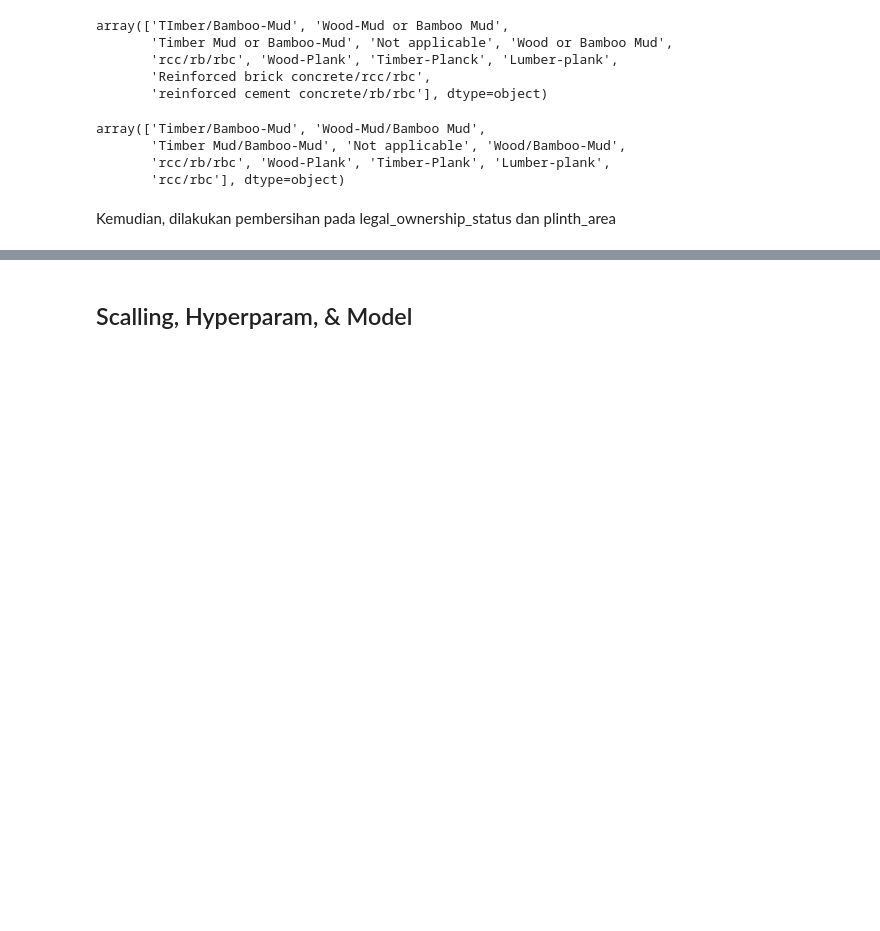
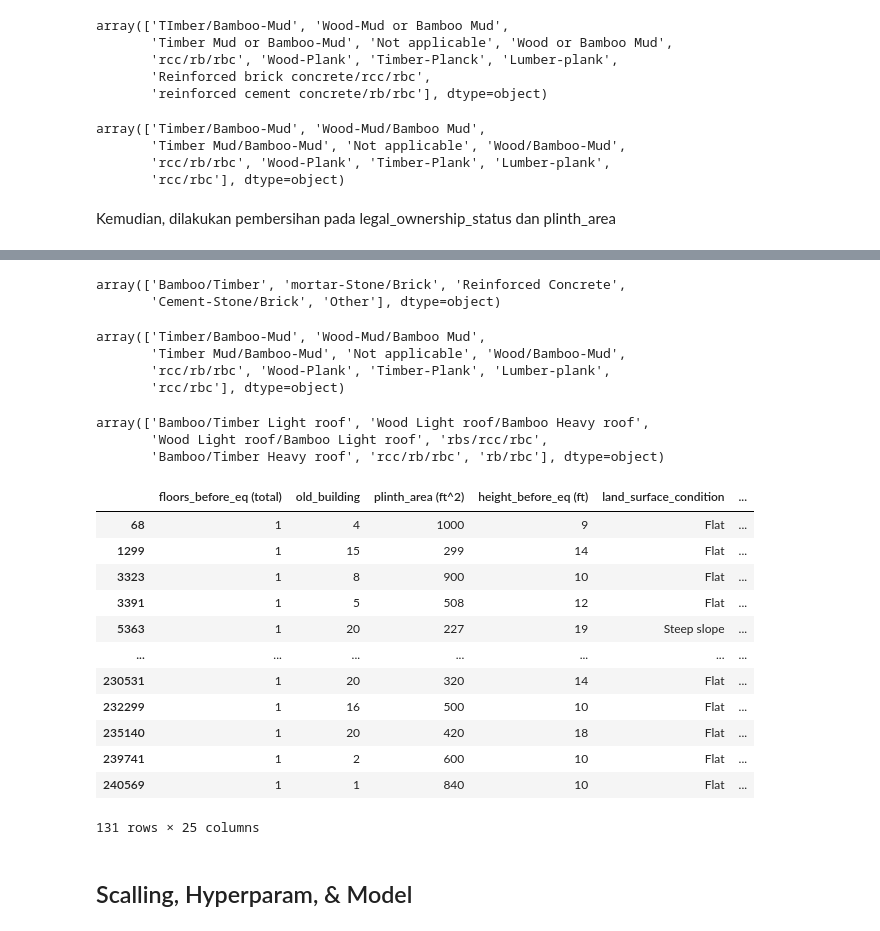
Before and after one commit to damahindra/Earthquake-Damage-Grade-Analysis-and-Prediction, a Jupyter notebook: Workspace-Rangga/ws_rang_part_2.ipynb, the cells around one changed output, grey strips where cells are left out. Drawn from its saved outputs; the diff is of its cells as text; code cells hidden in the pictures; blank space fills up the shorter version.

```diff
--- a/Workspace-Rangga/ws_rang_part_2.ipynb
+++ b/Workspace-Rangga/ws_rang_part_2.ipynb
@@ -550 +564,6 @@ test['no_family_residing'] = test['no_family_residing'].apply(lambda x: int(floa
+# %%
+df_dropped_na['type_of_foundation'].unique()
+# %% [output]
+array(['Bamboo/Timber', 'mortar-Stone/Brick', 'Reinforced Concrete',
+       'Cement-Stone/Brick', 'Other'], dtype=object)
 # %%
@@ -554,3 +572,32 @@ test['type_of_foundation'] = test['type_of_foundation'].apply(lambda x: 'mortar-
+# %%
+df_dropped_na['type_of_other_floor'].unique()
+# %% [output]
+array(['Timber/Bamboo-Mud', 'Wood-Mud/Bamboo Mud',
+       'Timber Mud/Bamboo-Mud', 'Not applicable', 'Wood/Bamboo-Mud',
+       'rcc/rb/rbc', 'Wood-Plank', 'Timber-Plank', 'Lumber-plank',
+       'rcc/rbc'], dtype=object)
+# %%
+df_dropped_na['type_of_roof'].unique() # analisis pisah2in bahan
+# %% [output]
+array(['Bamboo/Timber Light roof', 'Wood Light roof/Bamboo Heavy roof',
+       'Wood Light roof/Bamboo Light roof', 'rbs/rcc/rbc',
+       'Bamboo/Timber Heavy roof', 'rcc/rb/rbc', 'rb/rbc'], dtype=object)
+# %%
+test.loc[(test['floors_before_eq (total)'] == 1) & (test['type_of_other_floor'] != 'Not applicable')] # ganti jd not applicable
+# %% [output]
+|  | floors_before_eq (total) | old_building | plinth_area (ft^2) | height_before_eq (ft) | land_surface_condition | ... |
+| 68 | 1 | 4 | 1000 | 9 | Flat | ... |
+| 1299 | 1 | 15 | 299 | 14 | Flat | ... |
+| 3323 | 1 | 8 | 900 | 10 | Flat | ... |
+| 3391 | 1 | 5 | 508 | 12 | Flat | ... |
+| 5363 | 1 | 20 | 227 | 19 | Steep slope | ... |
+| ... | ... | ... | ... | ... | ... | ... |
+| 230531 | 1 | 20 | 320 | 14 | Flat | ... |
+| 232299 | 1 | 16 | 500 | 10 | Flat | ... |
+| 235140 | 1 | 20 | 420 | 18 | Flat | ... |
+| 239741 | 1 | 2 | 600 | 10 | Flat | ... |
+| 240569 | 1 | 1 | 840 | 10 | Flat | ... |
+131 rows × 25 columns
 # %% [markdown]
 ## Scalling, Hyperparam, & Model
 # %%
```
Also changed, not shown: parts of 9 cells of this notebook, 2 other files.
